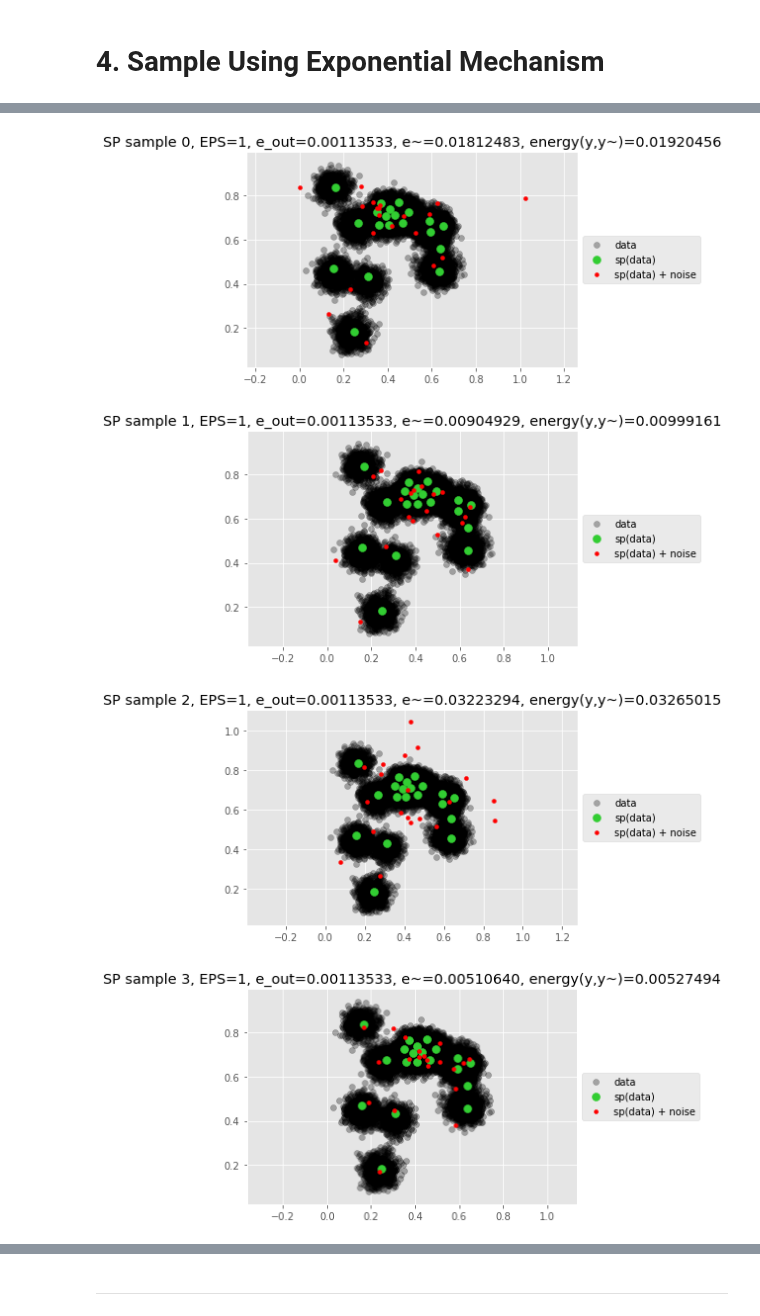
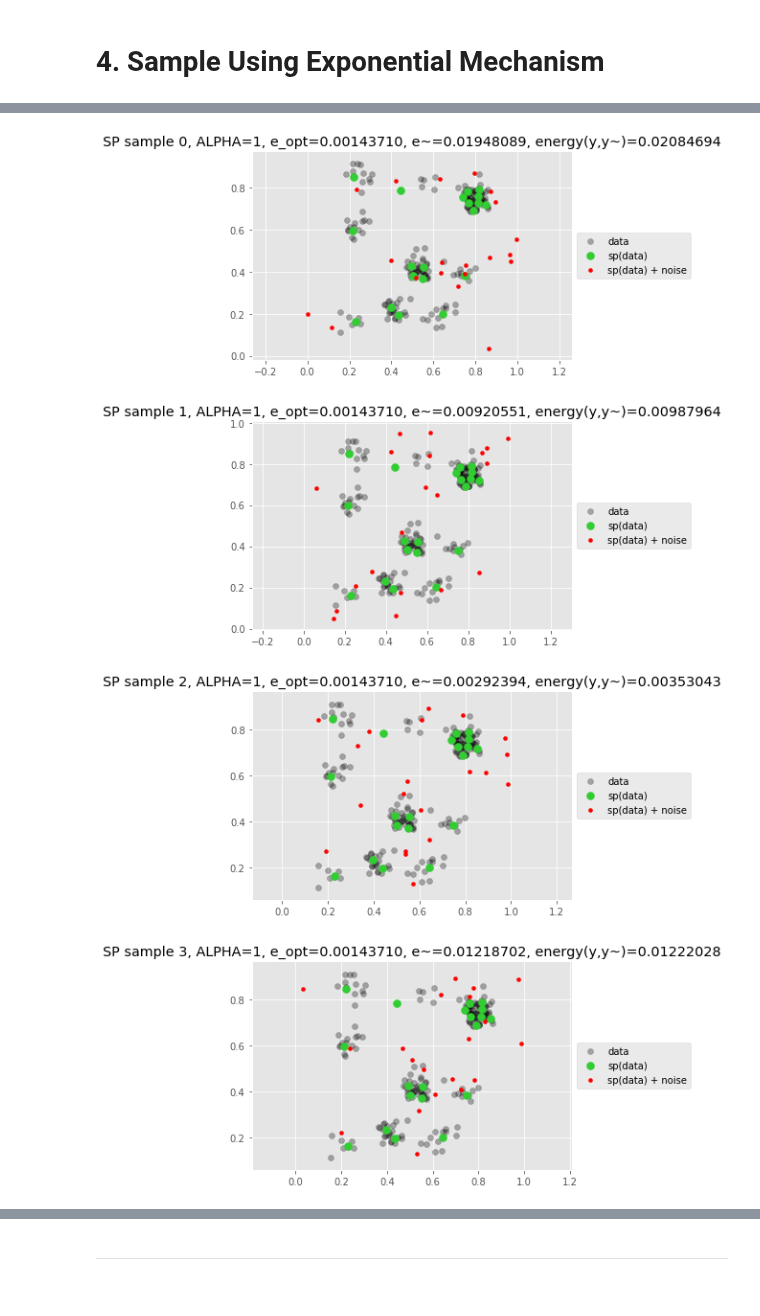
Before and after one commit to diesendruck/pv, a Jupyter notebook: mv_sp_privacy/src/mv_sp_privacy.ipynb, the cells around one changed output, grey strips where cells are left out. Cells and saved outputs as stored; diff of their text form; code cells hidden in the pictures.

```diff
--- a/mv_sp_privacy/src/mv_sp_privacy.ipynb
+++ b/mv_sp_privacy/src/mv_sp_privacy.ipynb
@@ -56,13 +56,13 @@ def get_support_points(x, num_support, max_iter=1000, lr=1e-2, is_tf=False):
         y = np.array(y)
 
     # Optimize particles for each dataset (x0 and x1).
-    y_out, e_out = optimize_support_points(x, y, max_iter=max_iter, learning_rate=lr,
+    y_opt, e_opt = optimize_support_points(x, y, max_iter=max_iter, learning_rate=lr,
                                            is_tf=is_tf)
 
     # Get last updated set as support points.
-    sp = y_out[-1]
+    sp = y_opt[-1]
 
-    return sp, e_out
+    return sp, e_opt
 # %%
 def optimize_support_points(data, gen, max_iter=500, learning_rate=1e-2, is_tf=False):
     """Runs TensorFlow optimization, n times through proposal points.
@@ -320,8 +320,8 @@ MAX_ITER = 301                   # Num iterations in each support point optimiza
 SAVE_ITER = [100, 200, 300]  # How often to plot results during training. [100]
 LR = 0.01                        # Energy optimization learning rate. [1e-2]
 DIFFUSION_SIZE = 1e-2            # Scale of noise diffusion in ExpMech step.
-EPS = 1                          # Differential privacy level.
-M = 20000                        # Number of data points.
+ALPHA = 1                        # Differential privacy level.
+M = 200                        # Number of data points.
 N = 20                           # Number of support points.
 DIM = 2                          # Dimension of data.
 # %% [markdown]
@@ -370,7 +370,7 @@ ___
 # 3. Run Support Point Optimization
 # %%
 # Compute m support points on full set.
-y, e_out = get_support_points(x, N, MAX_ITER, LR, is_tf=IS_TF)
+y_opt, e_opt = get_support_points(x, N, MAX_ITER, LR, is_tf=IS_TF)
 # %% [output]
   [*] Using TensorFlow optimization.
 WARNING:tensorflow:From /home/maurice/virtualenvironment/py3.5/lib/python3.5/site-packages/tensorflow/python/framework/op_def_library.py:263: colocate_with (from tensorflow.python.framework.ops) is de ...
@@ -450,10 +537,11 @@ y_tildes_info = []
 num_y_tildes = 5
 
 for i in range(num_y_tildes):
-    y_tilde, e_tilde, energy_y_y_tilde = sample_sp_exp_mech(
-        e_out, energy_sensitivity, x, y, MAX_ITER, LR, eps=EPS)
+    y_tilde, e_tilde, energy_y_y_tilde = sample_sp_exp_mech(e_opt, energy_sensitivity,
+                                                            x, y_opt, MAX_ITER, LR,
+                                                            alpha=ALPHA)
     y_tildes_info.append({'y_tilde': y_tilde,
-                          'e_out': e_out,
+                          'e_opt': e_opt,
                           'e_tilde': e_tilde,
                           'energy_y_y_tilde': energy_y_y_tilde})
 # %% [output]
@@ -465,22 +553,22 @@ Diffusion count    12, e_out: 0.00113533, e~:  0.006, energy(y,y~): 0.007, error
 # %%
-# Plot results.
+# Plot sample results.
 for i, info in enumerate(y_tildes_info):
     plt.scatter(x[:, 0], x[:, 1], c='black', label='data',
                 alpha=0.3)
-    plt.scatter(y[:, 0], y[:, 1], c='limegreen', label='sp(data)', s=64)
+    plt.scatter(y_opt[:, 0], y_opt[:, 1], c='limegreen', label='sp(data)', s=64)
     plt.scatter(info['y_tilde'][:, 0],
                 info['y_tilde'][:, 1],
                 c='red', label='sp(data) + noise', s=16)
     plt.legend(loc='center left', bbox_to_anchor=(1, 0.5))
-    plt.title(('SP sample {}, EPS={}, e_out={:.8f}, e~={:.8f}, '
-               'energy(y,y~)={:.8f}').format(i, EPS,
-                                             info['e_out'],
+    plt.title(('SP sample {}, ALPHA={}, e_opt={:.8f}, e~={:.8f}, '
+               'energy(y,y~)={:.8f}').format(i, ALPHA,
+                                             info['e_opt'],
                                              info['e_tilde'],
                                              info['energy_y_y_tilde']))
     plt.axis('equal')
     plt.show()
 # %% [output]
-[figure, old version]
+[figure, new version]
-[figure, old version]
+[figure, new version]
-[figure, old version]
+[figure, new version]
-[figure, old version]
+[figure, new version]
```
Also changed, not shown: parts of 10 cells of this notebook.
